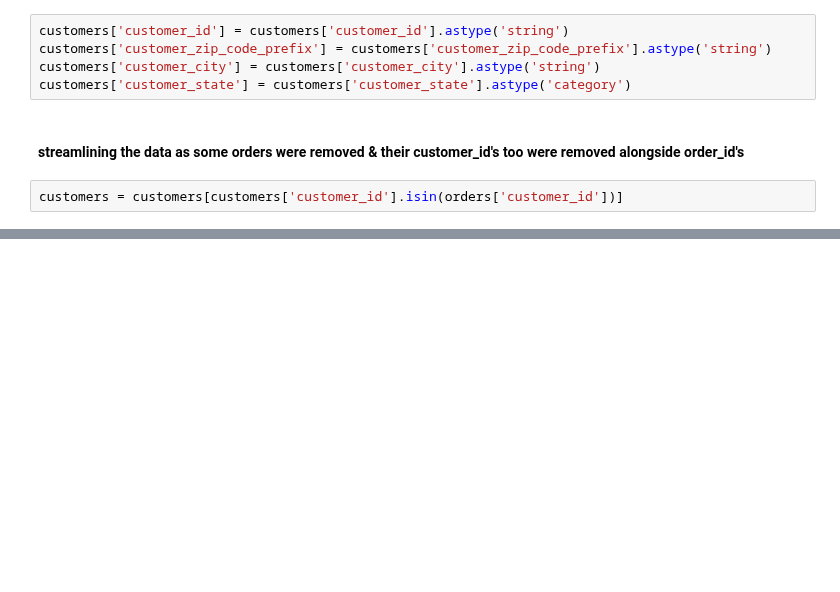
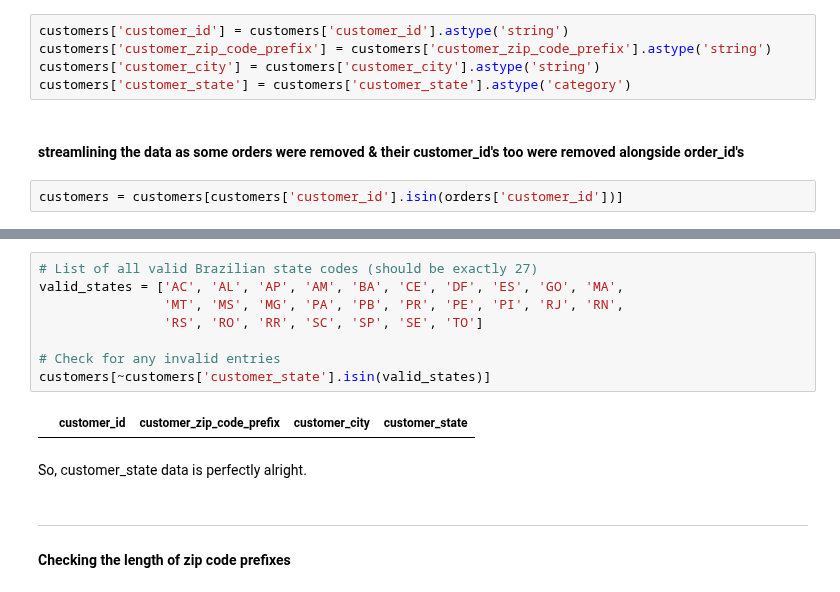
Before and after one commit to JatinY459/ecommerce-data-analysis, a Jupyter notebook: notebooks/02_data_cleaning.ipynb, the cells around one changed output, grey strips where cells are left out. Drawn from its saved outputs; the diff is of its cells as text; blank space fills up the shorter version.

```diff
--- a/notebooks/02_data_cleaning.ipynb
+++ b/notebooks/02_data_cleaning.ipynb
@@ -538,0 +605,15 @@ memory usage: 3.4 MB
+# %%
+# List of all valid Brazilian state codes (should be exactly 27)
+valid_states = ['AC', 'AL', 'AP', 'AM', 'BA', 'CE', 'DF', 'ES', 'GO', 'MA',
+                'MT', 'MS', 'MG', 'PA', 'PB', 'PR', 'PE', 'PI', 'RJ', 'RN',
+                'RS', 'RO', 'RR', 'SC', 'SP', 'SE', 'TO']
+
+# Check for any invalid entries
+customers[~customers['customer_state'].isin(valid_states)]
+# %% [output]
+|  | customer_id | customer_zip_code_prefix | customer_city | customer_state |
+# %% [markdown]
+So, customer_state data is perfectly alright.
+# %% [markdown]
+---
+#### Checking the length of zip code prefixes
```
Also changed, not shown: parts of 22 cells of this notebook.
